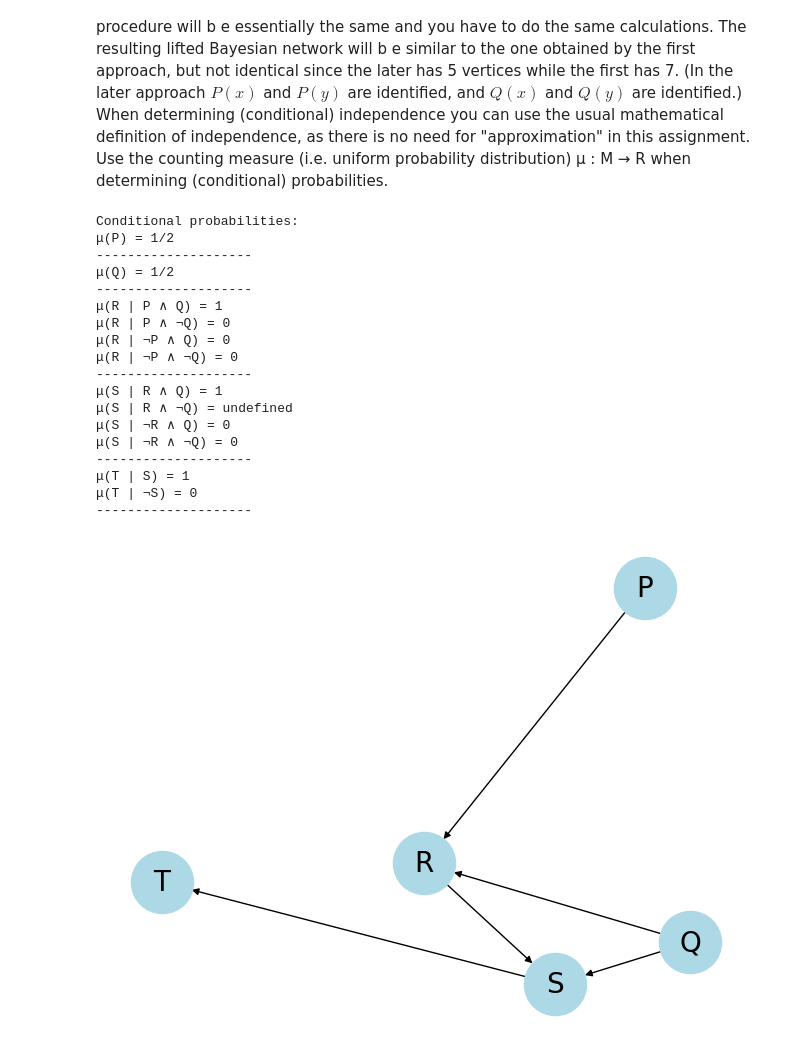
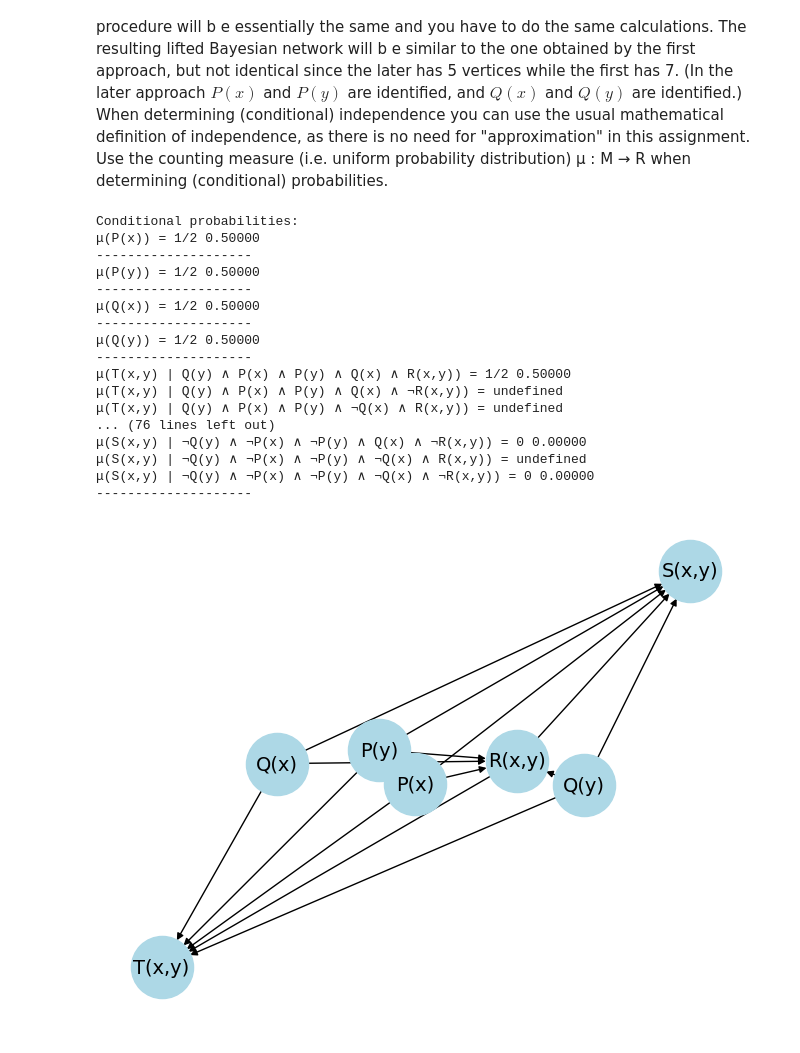
Before and after one commit to Arty-Facts/wasp_graphical_models_bayesian_learning_and_statistical_relational_learning_2023, a Jupyter notebook: project/module3/hand_in_module3.ipynb, the cells around one changed output. Cells and saved outputs as stored; diff of their text form; code cells hidden in the pictures.

```diff
--- a/project/module3/hand_in_module3.ipynb
+++ b/project/module3/hand_in_module3.ipynb
@@ -146,6 +146,18 @@ class Base:
         return value.name == self.name and value.args == self.args
     def __hash__(self) -> int:
         return hash(self.name) + hash(self.args)
+
+class Target:
+    def __init__(self, name, arg, pos=0):
+        self.name = name
+        self.arg = arg
+        self.pos = pos
+    def __repr__(self) -> str:
+        return f'{self.name}'
+    def __eq__(self, value: object) -> bool:
+        return str(value) == str(self)
+    def __hash__(self) -> int:
+        return hash(self.name + str(self.arg) + str(self.pos))
 
 
 class P(Base):
@@ -655,28 +700,35 @@ After evaluating the algorithm on the textbook example i feel confident that it
 
 It is also possible, and acceptable, to construct a lifted Bayesian network with vertices $P,Q,R,S,T$ (considered in this order) as defined in Definition 6.2.1 in my notes. The procedure will b e essentially the same and you have to do the same calculations. The resulting lifted Bayesian network will b e similar to the one obtained by the first approach, but not identical since the later has 5 vertices while the first has 7. (In the later approach $P(x)$ and $P(y)$ are identified, and $Q(x)$ and $Q(y)$ are identified.) When determining (conditional) independence you can use the usual mathematical definition of independence, as there is no need for "approximation" in this assignment. Use the counting measure (i.e. uniform probability distribution) μ : M → R when determining (conditional) probabilities.
 # %%
-phi = ['P', 'Q', 'R', 'S', 'T']
-basian_network = build_lifted_network(M, phi, relations)
+phi = [
+    Target('P','x'),
+    Target('P', 'y', 1),
+    Target('Q', 'x'),
+    Target('Q', 'y', 1),
+    Target('R', 'x,y'),
+    Target('S', 'x,y'),
+    Target('T', 'x,y'),
+]
+basian_network = build_lifted_network(M, phi, relations, arity=2)
 basian_network.table()
 basian_network.draw()
 plt.show()
 # %% [output]
 Conditional probabilities:
-μ(P) = 1/2
+μ(P(x)) = 1/2 0.50000
 --------------------
-μ(Q) = 1/2
+μ(P(y)) = 1/2 0.50000
 --------------------
-μ(R | P ∧ Q) = 1
-μ(R | P ∧ ¬Q) = 0
-μ(R | ¬P ∧ Q) = 0
-μ(R | ¬P ∧ ¬Q) = 0
+μ(Q(x)) = 1/2 0.50000
 --------------------
-μ(S | R ∧ Q) = 1
-μ(S | R ∧ ¬Q) = undefined
-μ(S | ¬R ∧ Q) = 0
-μ(S | ¬R ∧ ¬Q) = 0
+μ(Q(y)) = 1/2 0.50000
 --------------------
-μ(T | S) = 1
-μ(T | ¬S) = 0
+μ(T(x,y) | Q(y) ∧ P(x) ∧ P(y) ∧ Q(x) ∧ R(x,y)) = 1/2 0.50000
+μ(T(x,y) | Q(y) ∧ P(x) ∧ P(y) ∧ Q(x) ∧ ¬R(x,y)) = undefined
+μ(T(x,y) | Q(y) ∧ P(x) ∧ P(y) ∧ ¬Q(x) ∧ R(x,y)) = undefined
+... (76 lines left out)
+μ(S(x,y) | ¬Q(y) ∧ ¬P(x) ∧ ¬P(y) ∧ Q(x) ∧ ¬R(x,y)) = 0 0.00000
+μ(S(x,y) | ¬Q(y) ∧ ¬P(x) ∧ ¬P(y) ∧ ¬Q(x) ∧ R(x,y)) = undefined
+μ(S(x,y) | ¬Q(y) ∧ ¬P(x) ∧ ¬P(y) ∧ ¬Q(x) ∧ ¬R(x,y)) = 0 0.00000
 --------------------
-[figure, old version]
+[figure, new version]
```
Also changed, not shown: parts of 5 cells of this notebook.
